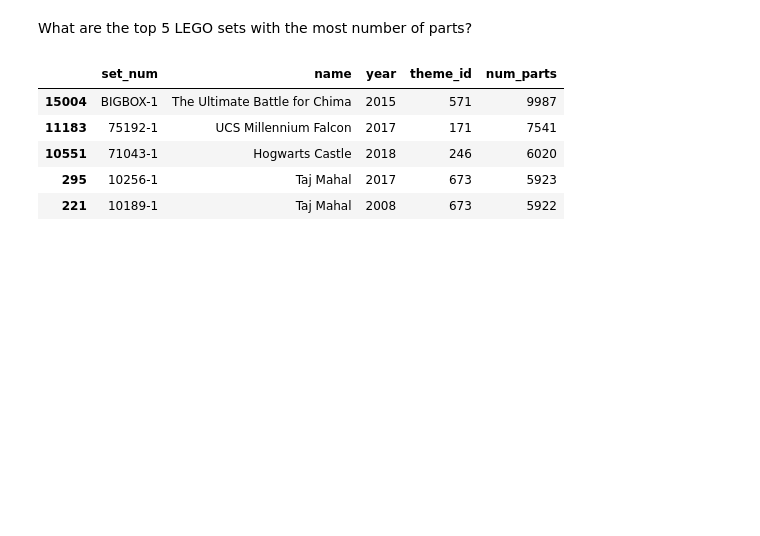
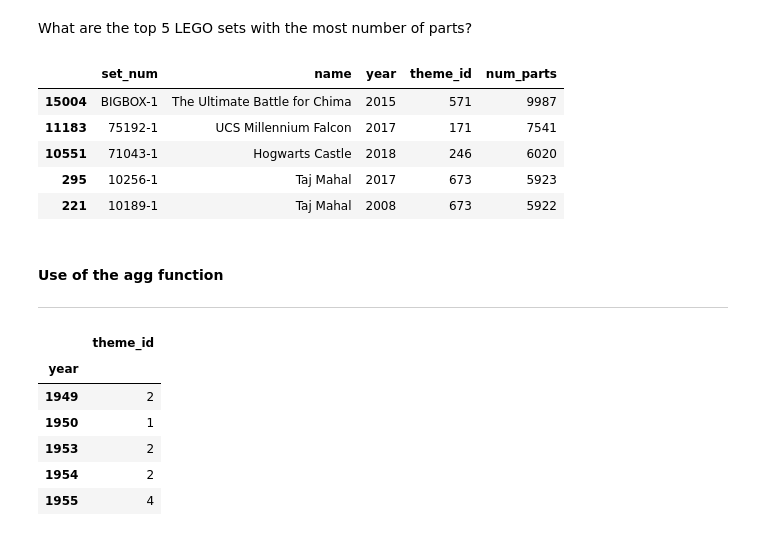
Before and after one commit to shane-221/Python_Basics, a Jupyter notebook: 09_Advanced-Data_Analysis(Pandas-Plotly-Seaborn)/74_Day_74_Advanced_Functions_pandas/main.ipynb, the cells around one changed output. Saved outputs shown, nothing was run; the diff lists cells and outputs as text; code cells hidden in the pictures; blank space fills up the shorter version.

```diff
--- a/09_Advanced-Data_Analysis(Pandas-Plotly-Seaborn)/74_Day_74_Advanced_Functions_pandas/main.ipynb
+++ b/09_Advanced-Data_Analysis(Pandas-Plotly-Seaborn)/74_Day_74_Advanced_Functions_pandas/main.ipynb
@@ -113,0 +112,15 @@ _
+# %% [markdown]
+#### Use of the agg function
+---
+# %%
+# Better than the group function with one type of output---- which can only do one thing at a time. Agg allows you to do multiple operations on different columns.
+
+themes_by_year = sets_df.groupby("year").agg({"theme_id":"nunique"})
+# %% [output]
+|  | theme_id |
+| year |  |
+| 1949 | 2 |
+| 1950 | 1 |
+| 1953 | 2 |
+| 1954 | 2 |
+| 1955 | 4 |
```
Also changed, not shown: parts of 10 cells of this notebook.
